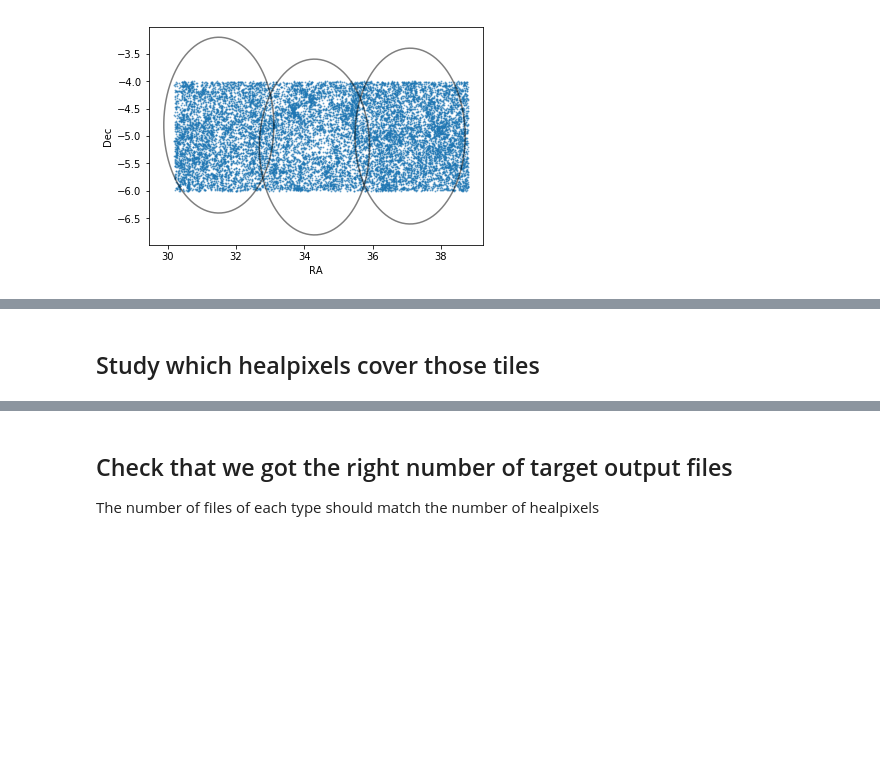
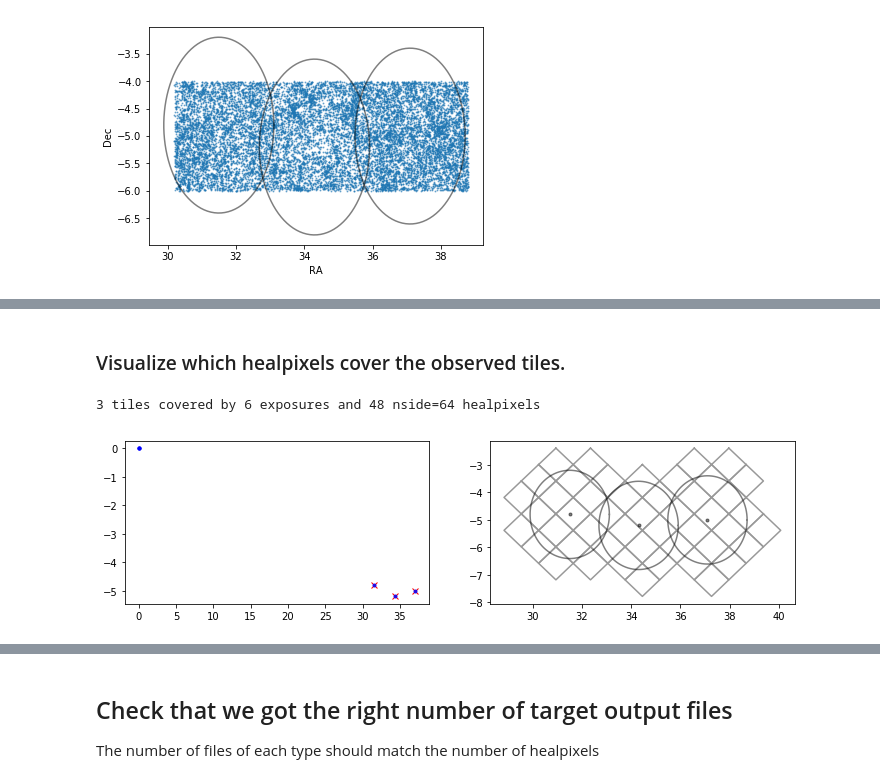
Before and after one commit to desihub/desitarget, a Jupyter notebook: doc/nb/sv-bgs-gama.ipynb, the cells around one changed output, grey strips where cells are left out. Drawn from its saved outputs; the diff is of its cells as text; code cells hidden in the pictures; blank space fills up the shorter version.

```diff
--- a/doc/nb/sv-bgs-gama.ipynb
+++ b/doc/nb/sv-bgs-gama.ipynb
@@ -363,2 +405,2 @@ else:
 # %% [markdown]
-## Study which healpixels cover those tiles
+### Visualize which healpixels cover the observed tiles.
@@ -369 +415,13 @@ isdark = explist['PROGRAM'] == 'DARK'
+# %%
+def plot_healpix(nside, pixels, ax=None):
+    '''Plot healpix boundaries; doesn't work at RA wraparound'''
+    if ax is None:
+        fig, ax = plt.subplots()
+    for p in pixels:
+        xyz = hp.boundaries(nside, p, nest=True)
+        theta, phi = hp.vec2ang(xyz.T)
+        theta = np.concatenate([theta, theta[0:1]])
+        phi = np.concatenate([phi, phi[0:1]])
+        ra, dec = np.degrees(phi), 90-np.degrees(theta)
+        ax.plot(ra, dec, '-', color='0.6')
 # %%
@@ -376,7 +445,28 @@ xlim(148, 157); ylim(28, 37)
-# %%
-nside = 64
-pixels = desimodel.footprint.tiles2pix(nside, tiles)
-nexp = np.count_nonzero(np.in1d(explist['TILEID'], tiles['TILEID']))
-print('{} tiles covered by {} exposures and {} healpixels'.format(len(tiles), nexp, len(pixels)))
+# %%
+def qa_tiles2pixels(nside=64):
+
+    pixels = tiles2pixels(nside=nside)
+
+    fig, (ax1, ax2) = plt.subplots(1, 2, figsize=(12, 3))
+    ax1.plot(tiles['RA'], tiles['DEC'], 'rx')
+    ax1.plot(explist['RA'], explist['DEC'], 'b.', alpha=0.5)
+    #xlim(0,360); ylim(-20, 80)
+
+    plot_healpix(nside, pixels, ax=ax2)
+    color = dict(DARK='k', GRAY='b', BRIGHT='m')
+    for program in ['DARK', 'GRAY', 'BRIGHT']:
+        ii = tiles['PROGRAM'] == program
+        ax2.plot(tiles['RA'][ii], tiles['DEC'][ii], '.', color=color[program], alpha=0.5)
+        jj = tiles['PROGRAM'] == program
+        for t in tiles[jj]:
+            plot_tile(t['RA'], t['DEC'], color=color[program])
+    #xlim(143, 161); ylim(28, 37)
+
+    return pixels
+# %%
+pixels = qa_tiles2pixels()
+# %% [output]
+3 tiles covered by 6 exposures and 48 nside=64 healpixels
+[figure, added]
 # %%
 pixels
```
Also changed, not shown: parts of 22 cells of this notebook.
